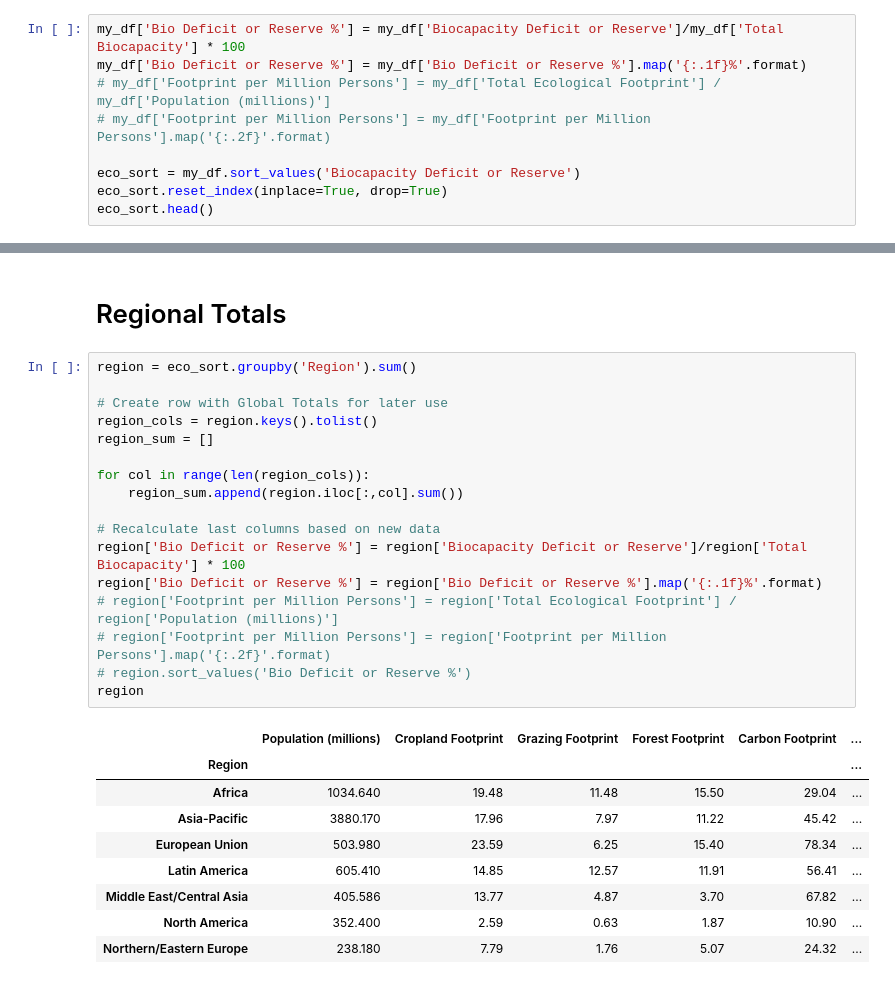
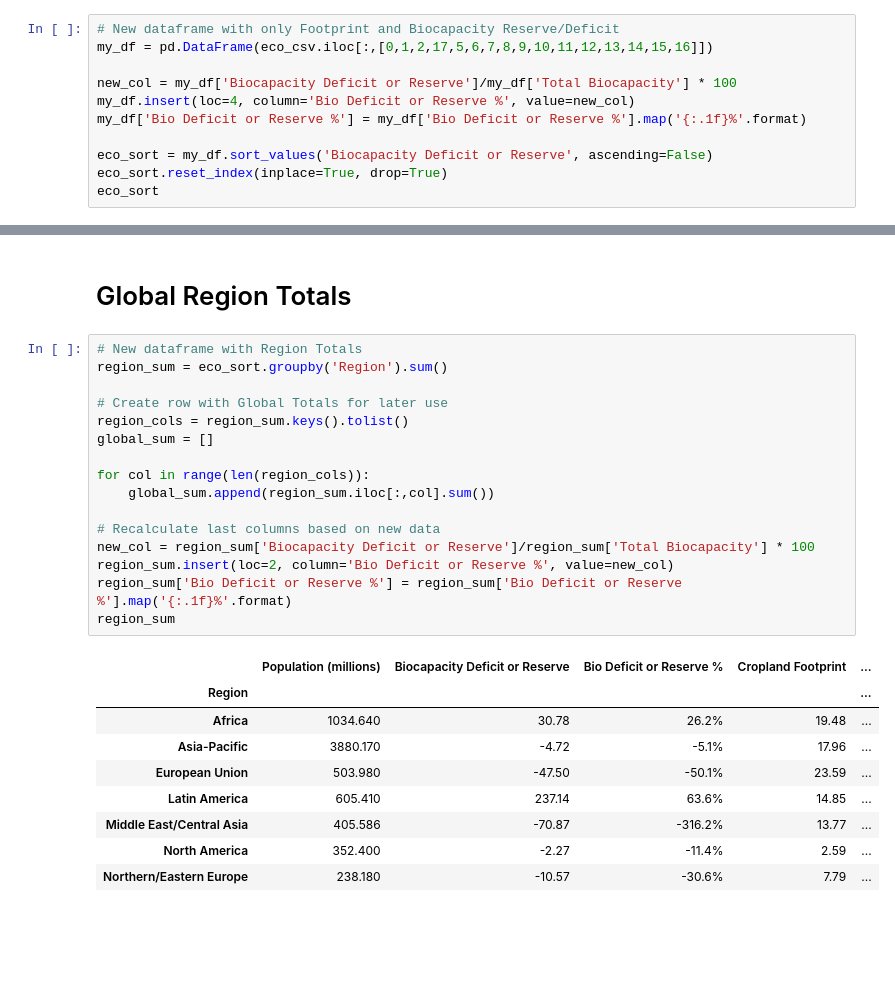
Before and after one commit to limbz-sami/Eco_footprint, a Jupyter notebook: footprint_v_biocapacity.ipynb, the cells around one changed output, grey strips where cells are left out. Cells and saved outputs as stored; diff of their text form; blank space fills up the shorter version.

```diff
--- a/footprint_v_biocapacity.ipynb
+++ b/footprint_v_biocapacity.ipynb
@@ -17,10 +20,12 @@ my_df = pd.DataFrame(eco_csv.iloc[:,[0,1,2,5,6,7,8,9,10,11,12,13,14,15,16,17]])
 # %%
-my_df['Bio Deficit or Reserve %'] = my_df['Biocapacity Deficit or Reserve']/my_df['Total Biocapacity'] * 100
+# New dataframe with only Footprint and Biocapacity Reserve/Deficit
+my_df = pd.DataFrame(eco_csv.iloc[:,[0,1,2,17,5,6,7,8,9,10,11,12,13,14,15,16]])
+
+new_col = my_df['Biocapacity Deficit or Reserve']/my_df['Total Biocapacity'] * 100
+my_df.insert(loc=4, column='Bio Deficit or Reserve %', value=new_col)
 my_df['Bio Deficit or Reserve %'] = my_df['Bio Deficit or Reserve %'].map('{:.1f}%'.format)
-# my_df['Footprint per Million Persons'] = my_df['Total Ecological Footprint'] / my_df['Population (millions)']
-# my_df['Footprint per Million Persons'] = my_df['Footprint per Million Persons'].map('{:.2f}'.format)
 
-eco_sort = my_df.sort_values('Biocapacity Deficit or Reserve')
+eco_sort = my_df.sort_values('Biocapacity Deficit or Reserve', ascending=False)
 eco_sort.reset_index(inplace=True, drop=True)
-eco_sort.head()
+eco_sort
 # %% [output]
@@ -52,31 +80,30 @@ index_us
 # %% [markdown]
-# Regional Totals
+# Global Region Totals
 # %%
-region = eco_sort.groupby('Region').sum()
+# New dataframe with Region Totals
+region_sum = eco_sort.groupby('Region').sum()
 
 # Create row with Global Totals for later use
-region_cols = region.keys().tolist()
-region_sum = []
+region_cols = region_sum.keys().tolist()
+global_sum = []
 
 for col in range(len(region_cols)):
-    region_sum.append(region.iloc[:,col].sum())
+    global_sum.append(region_sum.iloc[:,col].sum())
 
 # Recalculate last columns based on new data
-region['Bio Deficit or Reserve %'] = region['Biocapacity Deficit or Reserve']/region['Total Biocapacity'] * 100
-region['Bio Deficit or Reserve %'] = region['Bio Deficit or Reserve %'].map('{:.1f}%'.format)
-# region['Footprint per Million Persons'] = region['Total Ecological Footprint'] / region['Population (millions)']
-# region['Footprint per Million Persons'] = region['Footprint per Million Persons'].map('{:.2f}'.format)
-# region.sort_values('Bio Deficit or Reserve %')
-region
+new_col = region_sum['Biocapacity Deficit or Reserve']/region_sum['Total Biocapacity'] * 100
+region_sum.insert(loc=2, column='Bio Deficit or Reserve %', value=new_col)
+region_sum['Bio Deficit or Reserve %'] = region_sum['Bio Deficit or Reserve %'].map('{:.1f}%'.format)
+region_sum
 # %% [output]
-|  | Population (millions) | Cropland Footprint | Grazing Footprint | Forest Footprint | Carbon Footprint | ... |
-| Region |  |  |  |  |  | ... |
-| Africa | 1034.640 | 19.48 | 11.48 | 15.50 | 29.04 | ... |
-| Asia-Pacific | 3880.170 | 17.96 | 7.97 | 11.22 | 45.42 | ... |
-| European Union | 503.980 | 23.59 | 6.25 | 15.40 | 78.34 | ... |
-| Latin America | 605.410 | 14.85 | 12.57 | 11.91 | 56.41 | ... |
-| Middle East/Central Asia | 405.586 | 13.77 | 4.87 | 3.70 | 67.82 | ... |
-| North America | 352.400 | 2.59 | 0.63 | 1.87 | 10.90 | ... |
-| Northern/Eastern Europe | 238.180 | 7.79 | 1.76 | 5.07 | 24.32 | ... |
+|  | Population (millions) | Biocapacity Deficit or Reserve | Bio Deficit or Reserve % | Cropland Footprint | ... |
+| Region |  |  |  |  | ... |
+| Africa | 1034.640 | 30.78 | 26.2% | 19.48 | ... |
+| Asia-Pacific | 3880.170 | -4.72 | -5.1% | 17.96 | ... |
+| European Union | 503.980 | -47.50 | -50.1% | 23.59 | ... |
+| Latin America | 605.410 | 237.14 | 63.6% | 14.85 | ... |
+| Middle East/Central Asia | 405.586 | -70.87 | -316.2% | 13.77 | ... |
+| North America | 352.400 | -2.27 | -11.4% | 2.59 | ... |
+| Northern/Eastern Europe | 238.180 | -10.57 | -30.6% | 7.79 | ... |
 # %%
 # Global Totals dataframe
```
Also changed, not shown: parts of 25 cells of this notebook.
